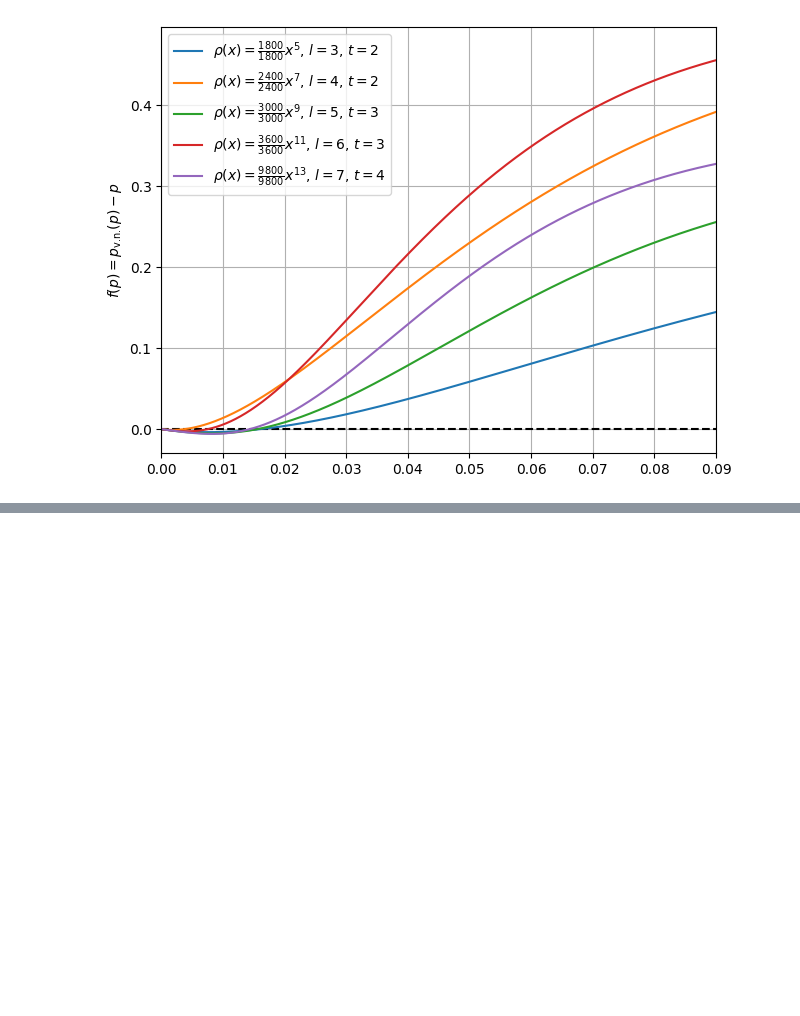
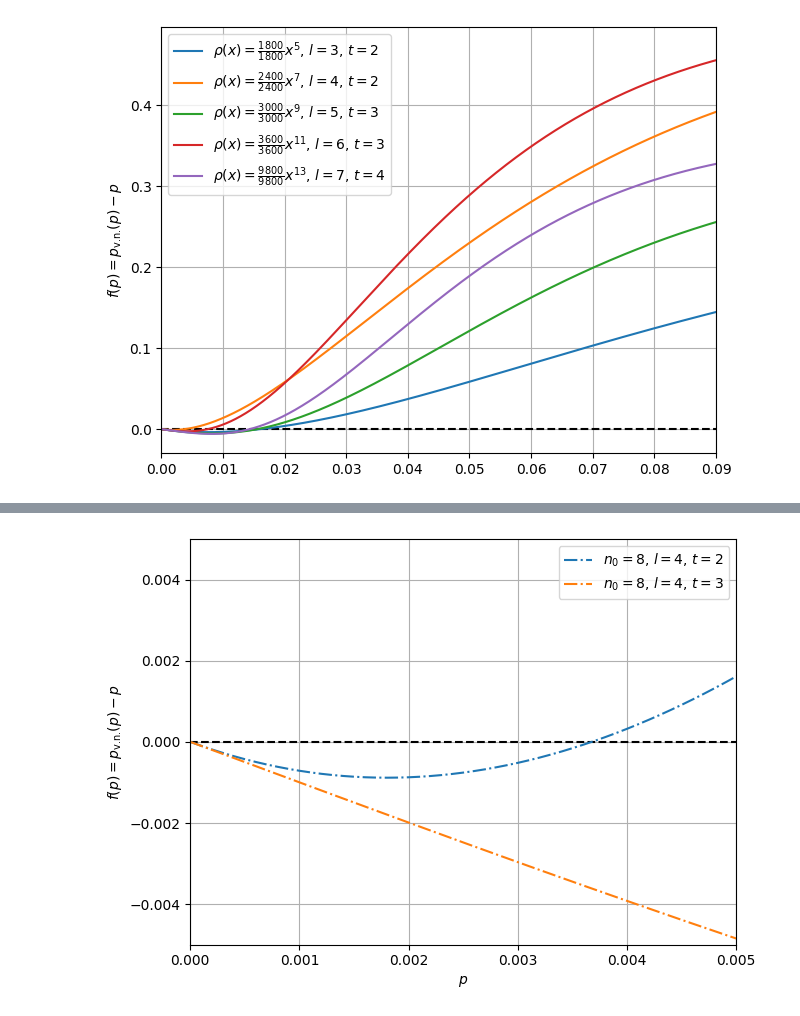
Before and after one commit to FuIluha/ldpc-for-flash-memory, a Jupyter notebook: DE.ipynb, the cells around one changed output, grey strips where cells are left out. Saved outputs shown, nothing was run; the diff lists cells and outputs as text; code cells hidden in the pictures; blank space fills up the shorter version.

```diff
--- a/DE.ipynb
+++ b/DE.ipynb
@@ -203,3 +220,20 @@ plt.savefig('2.pdf')
+# %%
+from DE.DE import density_evolution, density_evolution_f, density_evolution_p
+
+p = np.linspace(0, 0.05, 1000)
+plt.axhline(0, color='black', linestyle='--')
+plt.grid()
+plt.plot(p, density_evolution_p(H4_300_600, p, 1, 2) - p, '-.', label='$n_0 = 8$, $l = 4$, $t = 2$')
+plt.plot(p, density_evolution_p(H4_300_600, p, 1, 3) - p, '-.', label='$n_0 = 8$, $l = 4$, $t = 3$')
+plt.ylabel('$f(p) = p_\\text{v.n.}(p) - p$')
+plt.xlabel('$p$')
+plt.legend()
+plt.tight_layout()
+plt.xlim((0.0, 0.005))
+plt.ylim((-0.005, 0.005))
+plt.savefig('2.pdf')
+# %% [output]
+[figure, added]
 # %%
 from decoder.Decoder import Decoder
 
```
Also changed, not shown: parts of 7 cells of this notebook, 15 other files.
